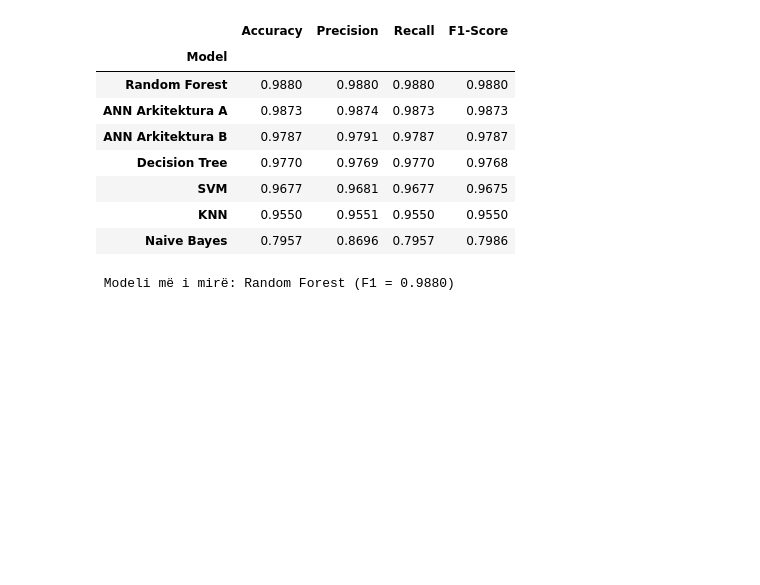
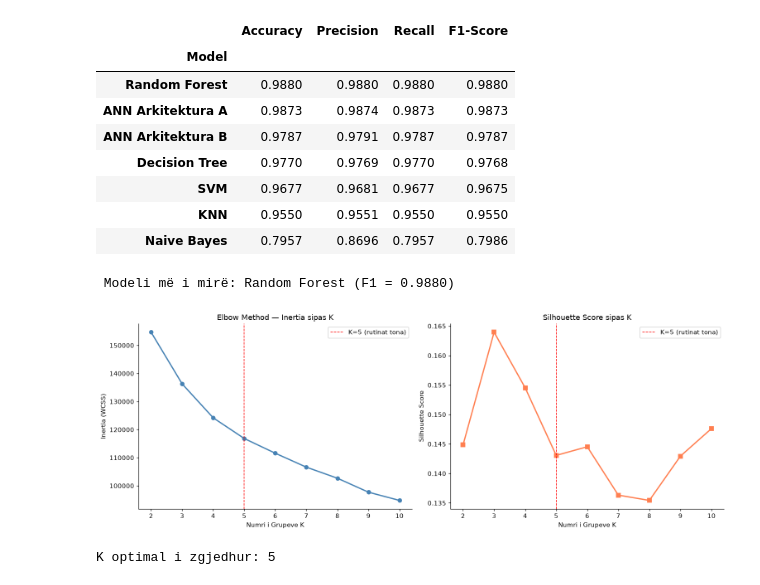
Before and after one commit to Sara587979/AI-Skincare-Personalization, a Jupyter notebook: skincare_ml.ipynb, the cells around one changed output. Cells and saved outputs as stored; diff of their text form; code cells hidden in the pictures; blank space fills up the shorter version.

Commit message:
K-Means Clustering: Elbow Method dhe Silhouette Score per K optimal

```diff
--- a/skincare_ml.ipynb
+++ b/skincare_ml.ipynb
@@ -1295,3 +1295,47 @@ print(f"\n Modeli më i mirë: {best_model} (F1 = {results_df.loc[best_model, 'F
 | KNN | 0.9550 | 0.9551 | 0.9550 | 0.9550 |
 | Naive Bayes | 0.7957 | 0.8696 | 0.7957 | 0.7986 |
  Modeli më i mirë: Random Forest (F1 = 0.9880)
+# %%
+from sklearn.cluster import KMeans
+from sklearn.decomposition import PCA
+from sklearn.metrics import silhouette_score
+
+# Scaling (K-Means është i ndjeshëm ndaj shkallës)
+scaler_km = StandardScaler()
+X_cluster = scaler_km.fit_transform(X_dt)
+
+# Elbow Method — gjejmë K optimal
+inertias    = []
+silhouettes = []
+k_range     = range(2, 11)
+
+for k in k_range:
+    km = KMeans(n_clusters=k, init='k-means++', n_init=10, random_state=42)
+    km.fit(X_cluster)
+    inertias.append(km.inertia_)
+    silhouettes.append(silhouette_score(X_cluster, km.labels_))
+
+fig, axes = plt.subplots(1, 2, figsize=(14, 5))
+
+axes[0].plot(k_range, inertias, marker='o', color='steelblue', linewidth=2)
+axes[0].axvline(5, color='red', linestyle='--', linewidth=1, label='K=5 (rutinat tona)')
+axes[0].set_title('Elbow Method — Inertia sipas K')
+axes[0].set_xlabel('Numri i Grupeve K')
+axes[0].set_ylabel('Inertia (WCSS)')
+axes[0].legend()
+
+axes[1].plot(k_range, silhouettes, marker='s', color='coral', linewidth=2)
+axes[1].axvline(5, color='red', linestyle='--', linewidth=1, label='K=5 (rutinat tona)')
+axes[1].set_title('Silhouette Score sipas K')
+axes[1].set_xlabel('Numri i Grupeve K')
+axes[1].set_ylabel('Silhouette Score')
+axes[1].legend()
+
+plt.tight_layout()
+plt.show()
+
+optimal_k = 5
+print(f"K optimal i zgjedhur: {optimal_k}")
+# %% [output]
+[figure, added]
+K optimal i zgjedhur: 5
```
